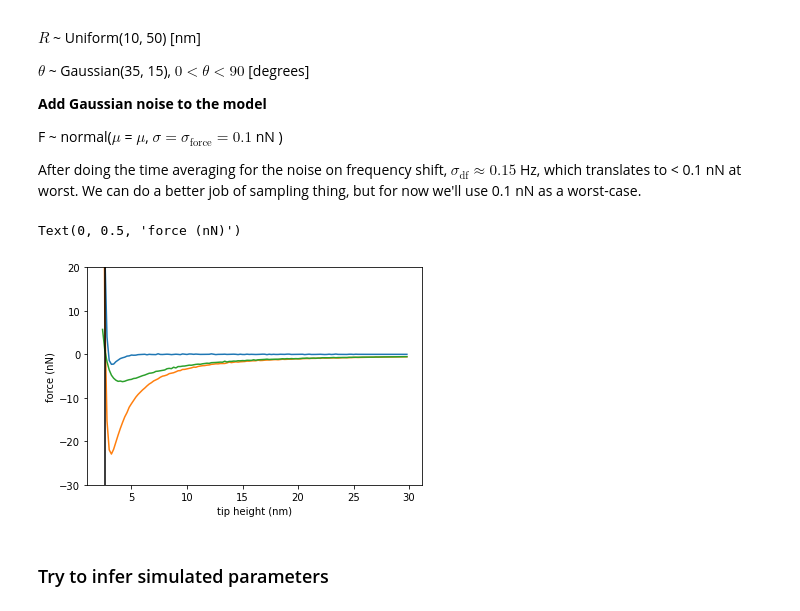
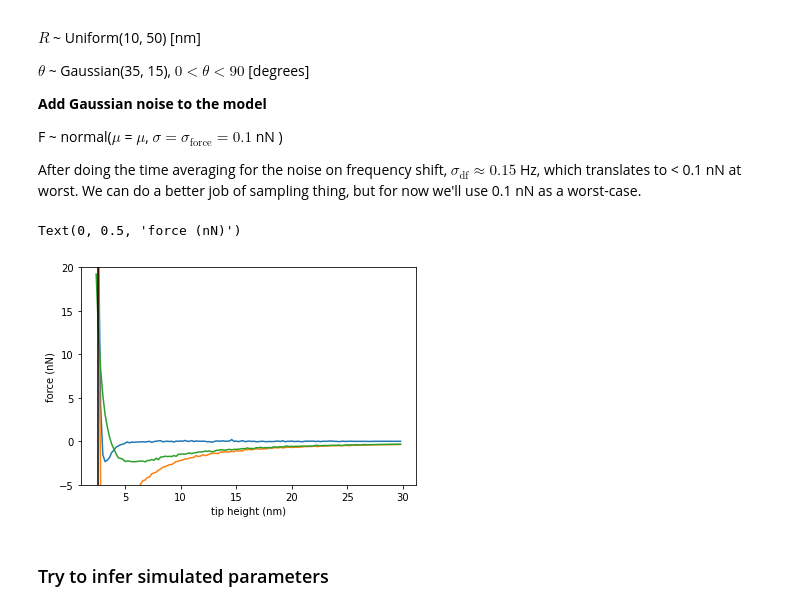
Before and after one commit to phys201/nc_AFM, a Jupyter notebook: documentation.ipynb, the cells around one changed output. Cells and saved outputs as stored; diff of their text form; code cells hidden in the pictures.

```diff
--- a/documentation.ipynb
+++ b/documentation.ipynb
@@ -662,29 +662,29 @@ sigma_new = 6.3
 rep_factor = 700
 
 #Hamaker's constant .. could I calculate this?
-hamaker = 70
+hamaker = 40
 
 #radius of sphere
-radius = 20
+radius = 25
 
 #half-angle opening of cone
 theta = 40
 # %%
 plt.plot(z, simulate_data(eps, s_lj, noise, z))
 
 plt.plot(z, simulate_data_vdwm3(eps, s_lj, hamaker, radius, theta, noise, z))
 
 plt.plot(z, simulate_data_vdwm3_newrep(rep_factor, hamaker, radius, theta, noise, z))
 
 plt.axvline(x=s_lj, c='k')
 
-plt.ylim([-30,20])
+plt.ylim([-5,20])
 
 plt.xlabel('tip height (nm)')
 plt.ylabel('force (nN)')
 # %% [output]
 Text(0, 0.5, 'force (nN)')
-[figure, old version]
+[figure, new version]
 # %%
 f_testdata_m3_rep = simulate_data_vdwm3_newrep(rep_factor, hamaker, radius, theta, noise, z)
 # %%
```
Also changed, not shown: parts of 8 cells of this notebook.
